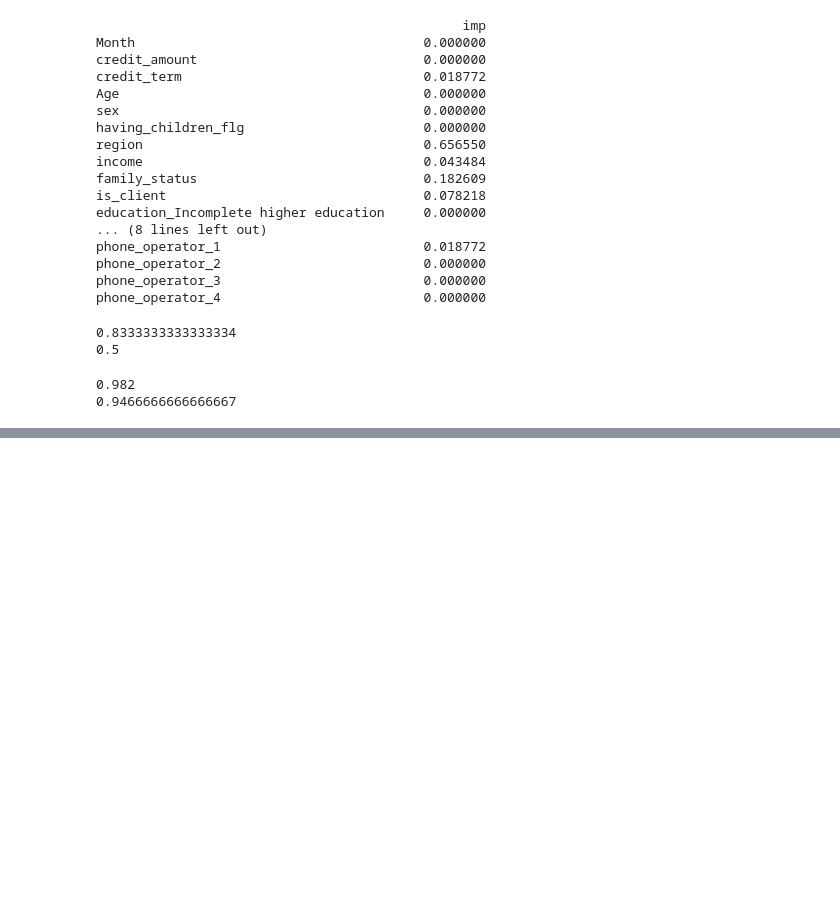
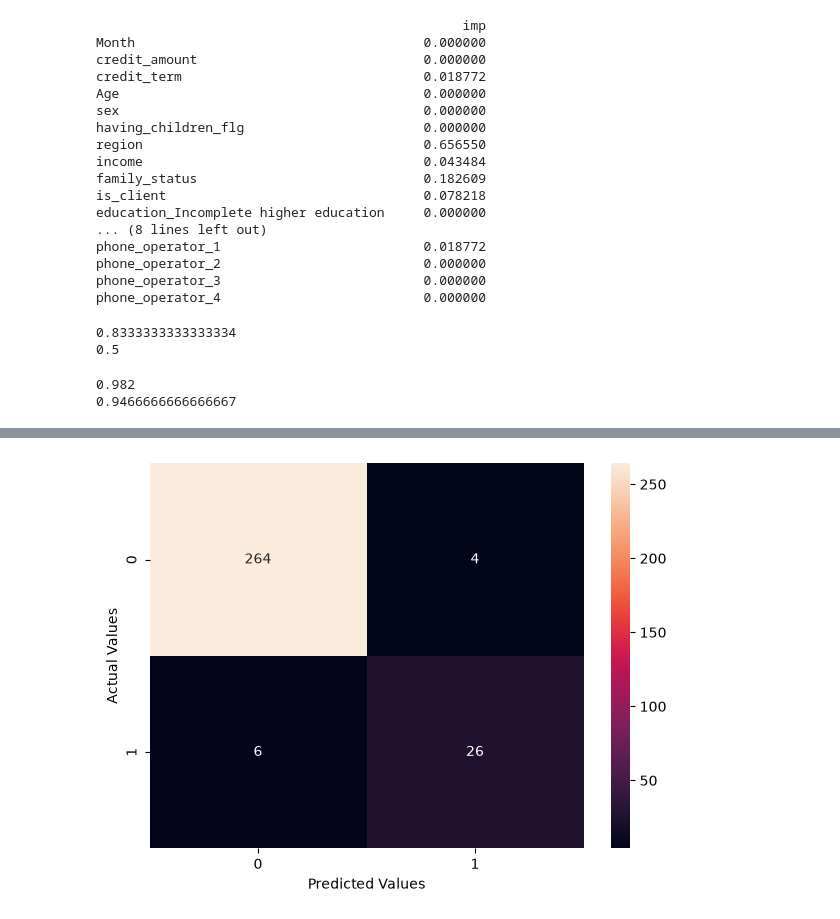
Before and after one commit to dennisumoh325/Over_Under_Sampling_Model_Tuning, a Jupyter notebook: under_oversampling_modelTuning.ipynb, the cells around one changed output, grey strips where cells are left out. Drawn from its saved outputs; the diff is of its cells as text; code cells hidden in the pictures; blank space fills up the shorter version.

```diff
--- a/under_oversampling_modelTuning.ipynb
+++ b/under_oversampling_modelTuning.ipynb
@@ -220,0 +343,10 @@ print(accuracy_score(y_val, pred_val))
+# %%
+# Confusion matrix for validation data
+cm = confusion_matrix(y_val, pred_val)
+plt.figure(figsize=(7, 5))
+sns.heatmap(cm, annot=True, fmt="g")
+plt.xlabel("Predicted Values")
+plt.ylabel("Actual Values")
+plt.show()
+# %% [output]
+[figure, added]
```
Also changed, not shown: parts of 16 cells of this notebook.
